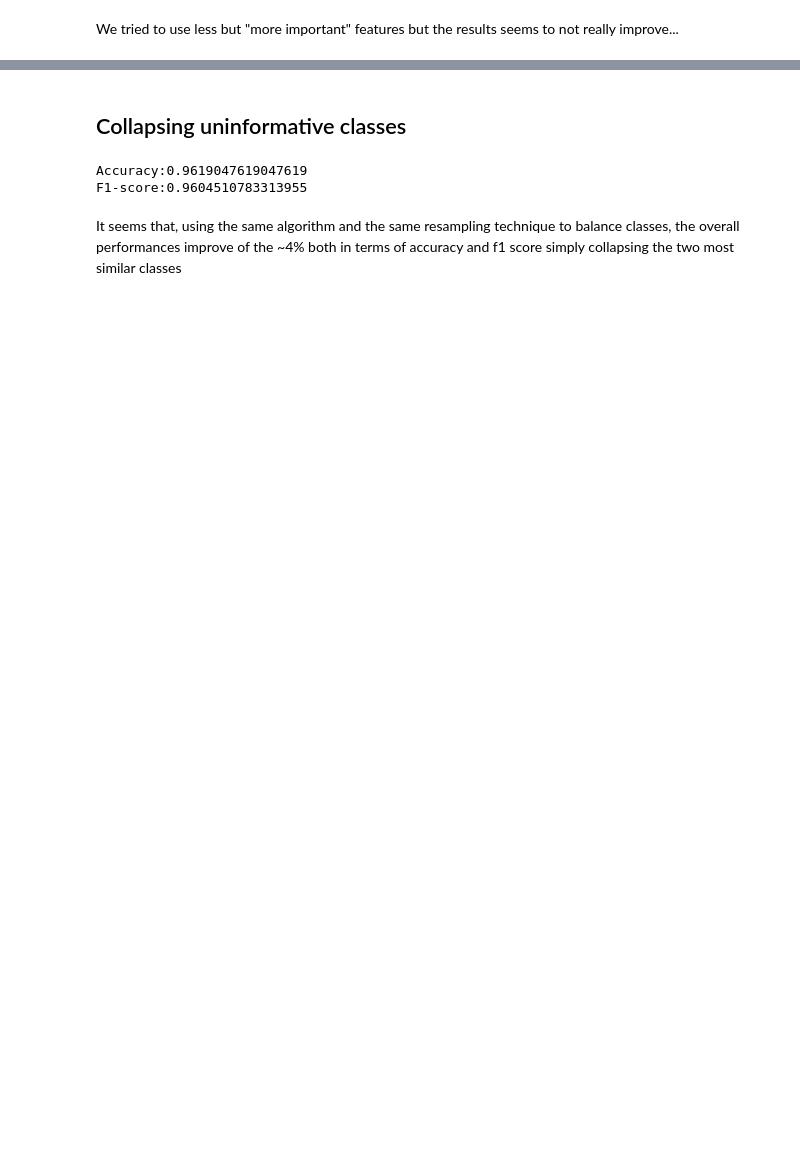
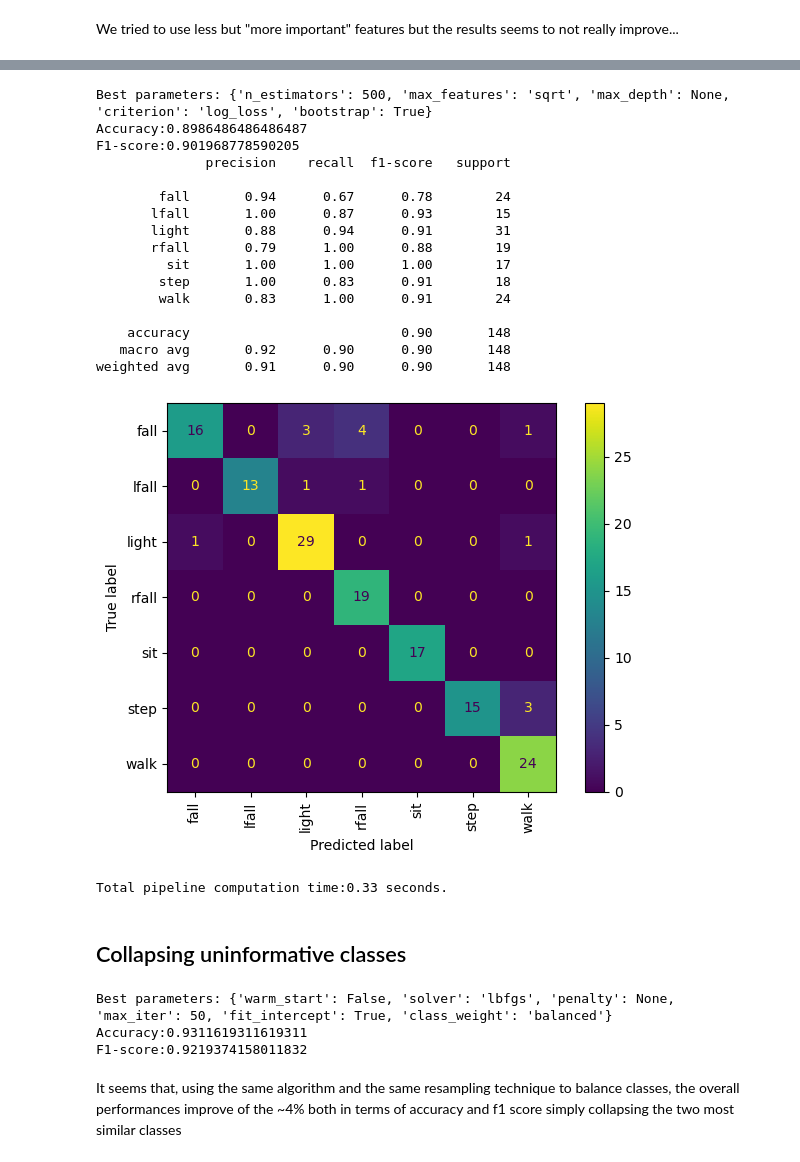
Before and after one commit to nicolagrieco00/Fall_or_not_to_fall, a Jupyter notebook: second_algo.ipynb, the cells around one changed output, grey strips where cells are left out. Saved outputs shown, nothing was run; the diff lists cells and outputs as text; code cells hidden in the pictures; blank space fills up the shorter version.

```diff
--- a/second_algo.ipynb
+++ b/second_algo.ipynb
@@ -1226,3 +897,34 @@ Total pipeline computation time:20.755921363830566 seconds.
+# %%
+# select the best features
+df_fi = df[["acc_max_mag_1", "gyr_max_mag_1","acc_max_mag_2", "gyr_max_mag_2", "cwt_coeff", "acc_psd1", "gyr_psd1"]]
+
+start = time.time()
+X_train_res_fi, X_test_res_fi, y_train_res_fi, y_test_res_fi, _ = resampling_strategy(df_fi, labels)
+end = time.time()
+
+rf_preds_fi, rf_clf_fi = best_rf_fit(X_train_res_fi, X_test_res_fi, y_train_res_fi, y_test_res_fi)
+show_results_complete(X_test_res_fi, y_test_res_fi, rf_preds_fi, rf_clf_fi)
+
+print(f'Total pipeline computation time:{round(end-start,2)} seconds.')
+# %% [output]
+Best parameters: {'n_estimators': 500, 'max_features': 'sqrt', 'max_depth': None, 'criterion': 'log_loss', 'bootstrap': True}
+Accuracy:0.8986486486486487
+F1-score:0.901968778590205
+              precision    recall  f1-score   support
+
+        fall       0.94      0.67      0.78        24
+       lfall       1.00      0.87      0.93        15
+       light       0.88      0.94      0.91        31
+       rfall       0.79      1.00      0.88        19
+         sit       1.00      1.00      1.00        17
+        step       1.00      0.83      0.91        18
+        walk       0.83      1.00      0.91        24
+
+    accuracy                           0.90       148
+   macro avg       0.92      0.90      0.90       148
+weighted avg       0.91      0.90      0.90       148
+[figure, added]
+Total pipeline computation time:0.33 seconds.
 # %% [markdown]
 ## Collapsing uninformative classes
 # %%
@@ -1260,25 +947,0 @@ X_test_res = scaler.fit_transform(X_test_res.astype(np.float64))
-# %%
-# fine-tune and fit the softmax
-warnings.filterwarnings('ignore')
-softmax_clf = LogisticRegression(multi_class="multinomial")
-
-sm_params = {"penalty": ["l1", "l2", "elasticnet", None],
-             "max_iter": np.arange(50, 1000, 100),
-             "warm_start": [True, False],
-             "solver": ["lbfgs", "liblinear", "sag", "saga", "newton-cg", "newton-cholesky"],
-             "class_weight": [None, "balanced"],
-             "fit_intercept": [True, False]}
-
-sm_search = RandomizedSearchCV(softmax_clf, sm_params, scoring="accuracy", n_jobs=-1, cv=10, n_iter=1000)
-
-sm_search.fit(X_train_res, y_train_res)
-
-softmax_clf_res = sm_search.best_estimator_
-softmax_clf_res.fit(X_train_res, y_train_res)
-softmax_preds_res = softmax_clf_res.predict(X_test_res)
-
-print(f'Accuracy:{accuracy_score(y_test_res, softmax_preds_res)}')
-print(f'F1-score:{f1_score(y_test_res, softmax_preds_res, average="macro")}')
-# %% [output]
-Accuracy:0.9619047619047619
-F1-score:0.9604510783313955
@@ -1285,2 +950,8 @@ F1-score:0.9604510783313955
+# %%
+softmax_preds, softmax_clf = best_softmax_fit(X_train_res, X_test_res, y_train_res, y_test_res)
+# %% [output]
+Best parameters: {'warm_start': False, 'solver': 'lbfgs', 'penalty': None, 'max_iter': 50, 'fit_intercept': True, 'class_weight': 'balanced'}
+Accuracy:0.9311619311619311
+F1-score:0.9219374158011832
 # %% [markdown]
 It seems that, using the same algorithm and the same resampling technique to balance classes, the overall performances improve of the ~4% both in terms of accuracy and f1 score simply collapsing the two most similar classes
```
Also changed, not shown: parts of 48 cells of this notebook, 1 other file.
